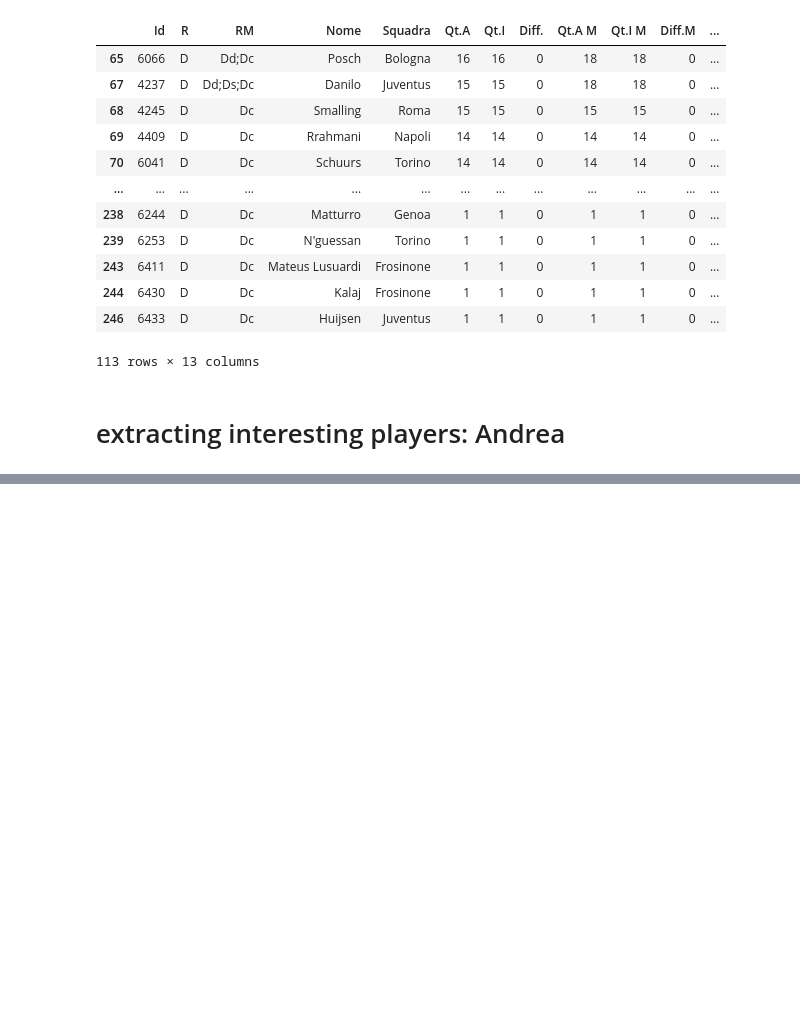
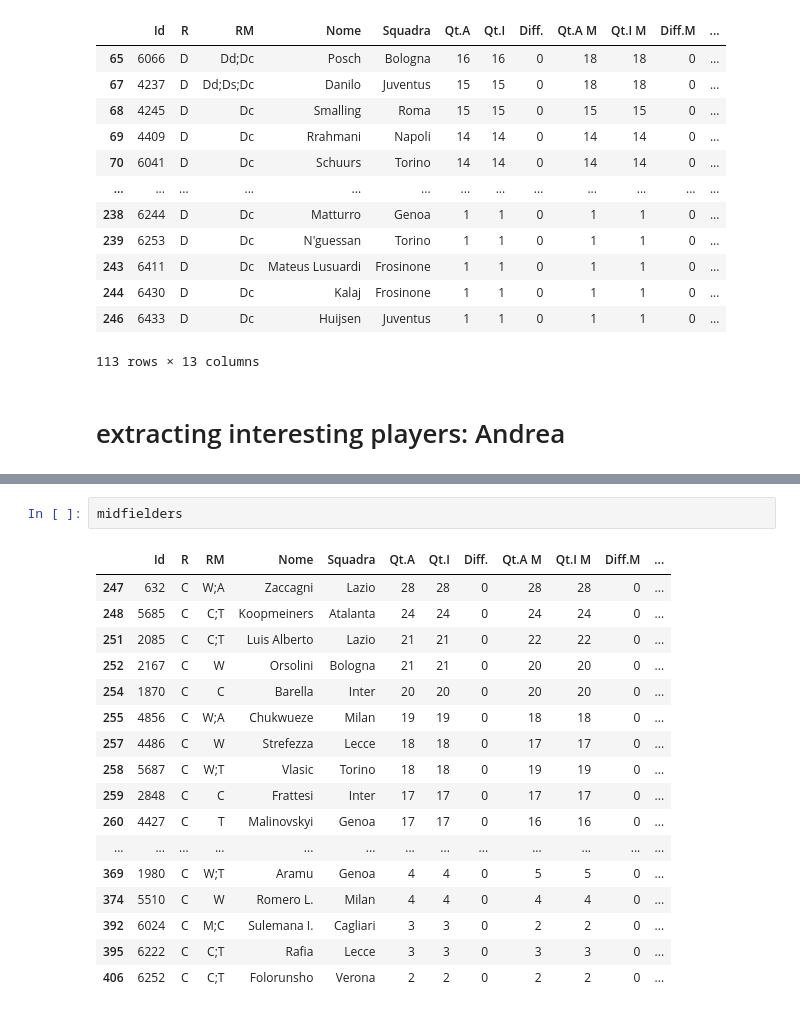
Before and after one commit to AndreaIncatasciato/fantacalcio, a Jupyter notebook: fantacalcio_analysis.ipynb, the cells around one changed output, grey strips where cells are left out. Cells and saved outputs as stored; diff of their text form; blank space fills up the shorter version.

```diff
--- a/fantacalcio_analysis.ipynb
+++ b/fantacalcio_analysis.ipynb
@@ -138,0 +273,20 @@ Filter("Squadra", "eq", "Atalanta").apply_to_df(players_2324_df)
+# %%
+midfielders
+# %% [output]
+|  | Id | R | RM | Nome | Squadra | Qt.A | Qt.I | Diff. | Qt.A M | Qt.I M | Diff.M | ... |
+| 247 | 632 | C | W;A | Zaccagni | Lazio | 28 | 28 | 0 | 28 | 28 | 0 | ... |
+| 248 | 5685 | C | C;T | Koopmeiners | Atalanta | 24 | 24 | 0 | 24 | 24 | 0 | ... |
+| 251 | 2085 | C | C;T | Luis Alberto | Lazio | 21 | 21 | 0 | 22 | 22 | 0 | ... |
+| 252 | 2167 | C | W | Orsolini | Bologna | 21 | 21 | 0 | 20 | 20 | 0 | ... |
+| 254 | 1870 | C | C | Barella | Inter | 20 | 20 | 0 | 20 | 20 | 0 | ... |
+| 255 | 4856 | C | W;A | Chukwueze | Milan | 19 | 19 | 0 | 18 | 18 | 0 | ... |
+| 257 | 4486 | C | W | Strefezza | Lecce | 18 | 18 | 0 | 17 | 17 | 0 | ... |
+| 258 | 5687 | C | W;T | Vlasic | Torino | 18 | 18 | 0 | 19 | 19 | 0 | ... |
+| 259 | 2848 | C | C | Frattesi | Inter | 17 | 17 | 0 | 17 | 17 | 0 | ... |
+| 260 | 4427 | C | T | Malinovskyi | Genoa | 17 | 17 | 0 | 16 | 16 | 0 | ... |
+| ... | ... | ... | ... | ... | ... | ... | ... | ... | ... | ... | ... | ... |
+| 369 | 1980 | C | W;T | Aramu | Genoa | 4 | 4 | 0 | 5 | 5 | 0 | ... |
+| 374 | 5510 | C | W | Romero L. | Milan | 4 | 4 | 0 | 4 | 4 | 0 | ... |
+| 392 | 6024 | C | M;C | Sulemana I. | Cagliari | 3 | 3 | 0 | 2 | 2 | 0 | ... |
+| 395 | 6222 | C | C;T | Rafia | Lecce | 3 | 3 | 0 | 3 | 3 | 0 | ... |
+| 406 | 6252 | C | C;T | Folorunsho | Verona | 2 | 2 | 0 | 2 | 2 | 0 | ... |
```
Also changed, not shown: parts of 16 cells of this notebook.
